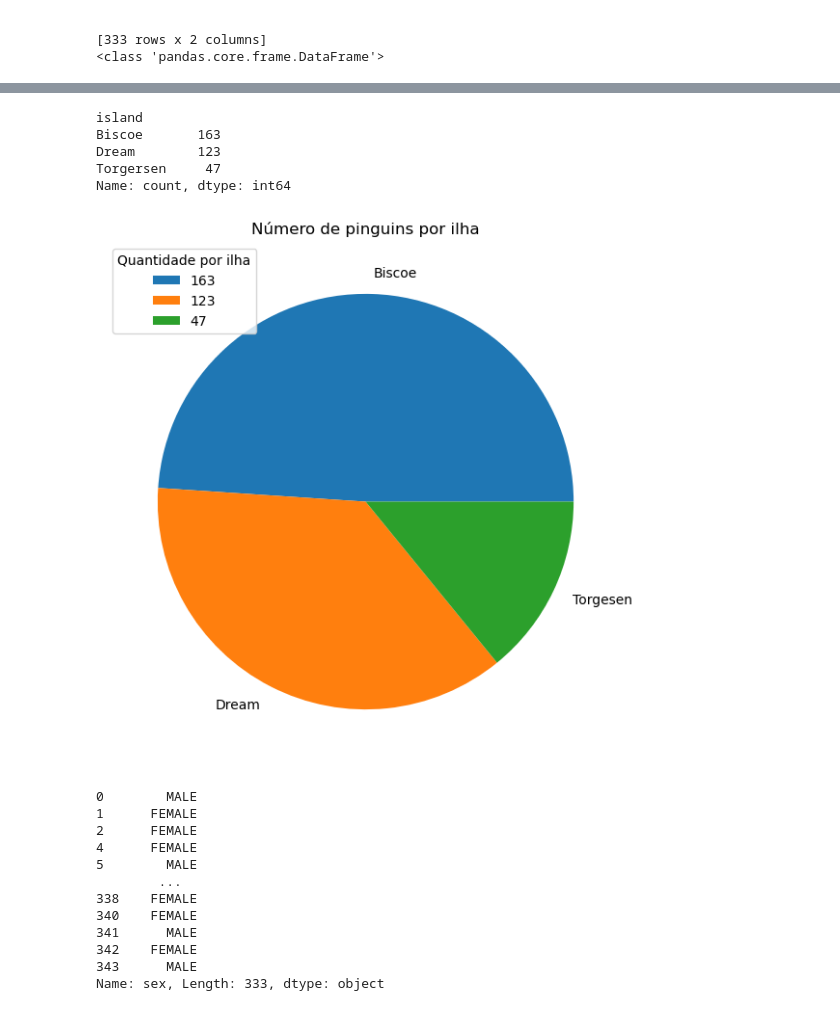
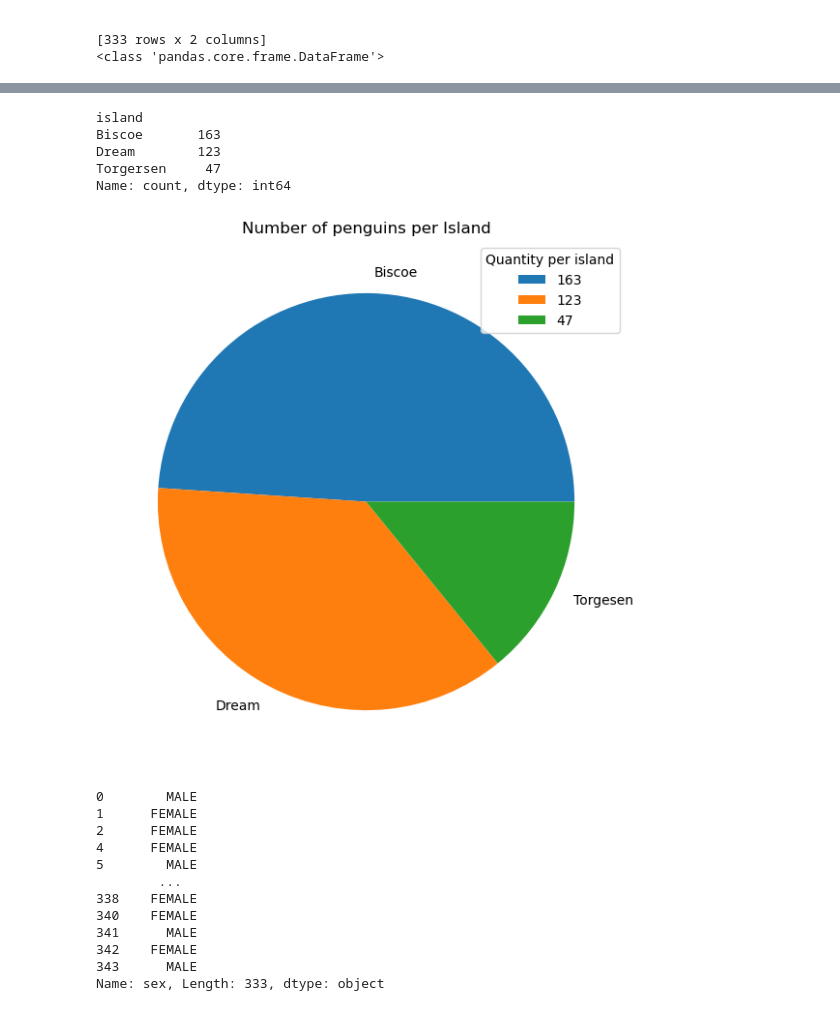
Before and after one commit to GabrielaDomiciano/myprojectPDA, a Jupyter notebook: penguins.ipynb, the cells around one changed output, grey strips where cells are left out. Drawn from its saved outputs; the diff is of its cells as text; code cells hidden in the pictures.

Commit message:
plot

```diff
--- a/penguins.ipynb
+++ b/penguins.ipynb
@@ -337,22 +299,22 @@ Text(0.5, 1.0, 'Palmer Penguins')
 # %%
 # Number of penguins per Island
 data = df['island'].value_counts()
 print(data)
 
 island = ['Biscoe', 'Dream', 'Torgesen']
 fig = plt.figure(figsize =(10, 7))
 plt.pie(data, labels=island)
-plt.title('Número de pinguins por ilha')
-plt.legend(title='Quantidade por ilha', labels=data)
+plt.title('Number of penguins per Island')
+plt.legend(title='Quantity per island', labels=data)
 
 plt.show()
 # %% [output]
 island
 Biscoe       163
 Dream        123
 Torgersen     47
 Name: count, dtype: int64
-[figure, old version]
+[figure, new version]
 # %%
 # sex of penguis.
 df['sex']
```
Also changed, not shown: parts of 3 cells of this notebook.
